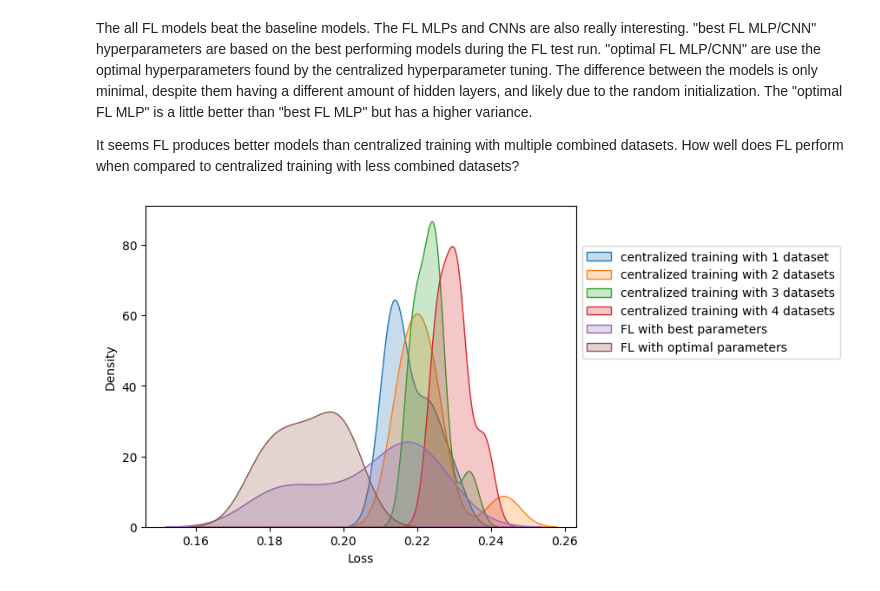
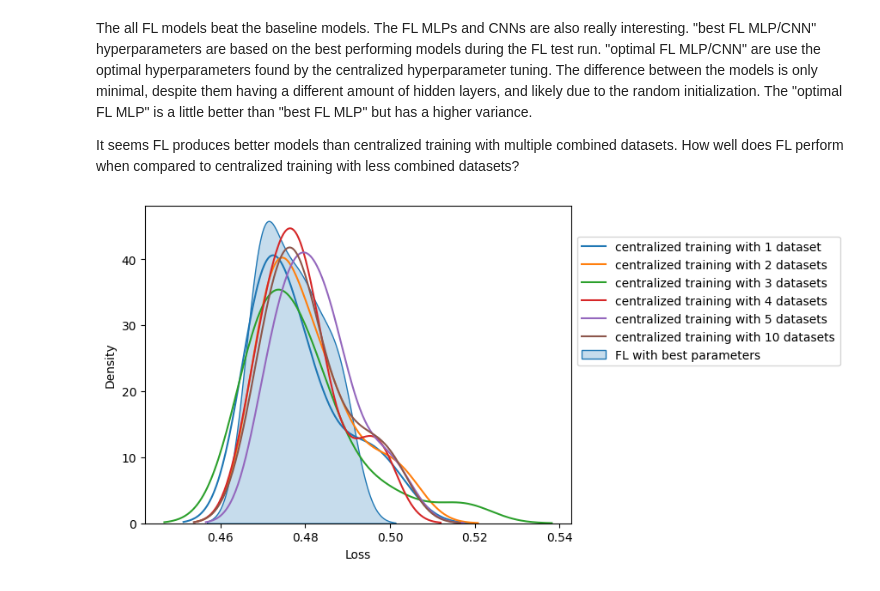
Before and after one commit to Flowwrian/Investigating-the-Effectiveness-of-Cross-Silo-Datasets-for-Training-Federated-Learning-Models, a Jupyter notebook: notebooks/weather_analysis.ipynb, the cells around one changed output. Saved outputs shown, nothing was run; the diff lists cells and outputs as text; code cells hidden in the pictures.

```diff
--- a/notebooks/weather_analysis.ipynb
+++ b/notebooks/weather_analysis.ipynb
@@ -87,8 +85,7 @@ models = ["linear regression", "linearSVR", "MLP", "LSTM", "CNN"]
 best_weather_performance = pd.DataFrame(columns=weather_df.columns)
 for i, model in enumerate(models):
     df_copy = weather_df[weather_df.model == model].copy(deep=True)
-    df_copy["losses_distributed"] = df_copy["losses_distributed"].apply(lambda x: x[-1][-1])
-    best_weather_performance = pd.concat([best_weather_performance, df_copy.sort_values(by=["losses_distributed"], ascending=True).iloc[0:1, :]], ignore_index=True)
+    best_weather_performance = pd.concat([best_weather_performance, df_copy.sort_values(by=["centralized_loss"], ascending=True).iloc[0:1, :]], ignore_index=True)
 
 best_weather_performance.head()
 # %% [output]
@@ -111,9 +108,7 @@ What is the average performance?
 average_weather_performance = {"linear regression": 0, "linearSVR": 0, "MLP": 0, "LSTM": 0, "CNN": 0}
 for  model in models:
     df_copy = weather_df[weather_df.model == model].copy(deep=True)
-    df_copy["losses_distributed"] = df_copy["losses_distributed"].apply(lambda x: x[-1][-1])
-    #print(df_copy["losses_distributed"].mean())
-    average_weather_performance[model] = df_copy["losses_distributed"].mean()
+    average_weather_performance[model] = df_copy["centralized_loss"].mean()
 
-average_weather_performance = pd.DataFrame(list(average_weather_performance.items()), columns=["model", "losses_distributed"])
+average_weather_performance = pd.DataFrame(list(average_weather_performance.items()), columns=["model", "centralized_loss"])
 # %%
@@ -379,16 +480,9 @@ def rename_baseline_models(x):
 
 temp_df = baseline_df.copy(deep=True)
 temp_df["model"] = temp_df["model"].apply(rename_baseline_models)
-temp_df = temp_df[["model", "client_data4"]]
-temp_df.columns = ["model", "losses_distributed"]
+temp_df = temp_df[["model", "client_data3"]]
+temp_df.columns = ["model", "centralized_loss"]
 
-results_only_best_fl_df = best_fl_models.copy(deep=True)
-results_only_best_fl_df["losses_distributed"] = results_only_best_fl_df["losses_distributed"].apply(lambda x: x[-1][-1])
-results_only_best_fl_df["model"] = results_only_best_fl_df["model"].apply(lambda x: f"best FL {x}")
-
-
-
-results_only_optimal_fl_df = optimal_fl_models.copy(deep=True)
-results_only_optimal_fl_df["losses_distributed"] = results_only_optimal_fl_df["losses_distributed"].apply(lambda x: x[-1][-1])
-results_only_optimal_fl_df["model"] = results_only_optimal_fl_df["model"].apply(lambda x: f"optimal FL {x}")
+best_fl_df = fl_models_df.copy(deep=True)
+best_fl_df["model"] = best_fl_df["model"].apply(lambda x: f"best FL {x}")
 # %%
@@ -406,16 +500,17 @@ The all FL models beat the baseline models. The FL MLPs and CNNs are also really
 
 It seems FL produces better models than centralized training with multiple combined datasets. How well does FL perform when compared to centralized training with less combined datasets?
 # %%
-fig = sns.kdeplot(baseline_df["client_data1"], fill=True, label="centralized training with 1 dataset")
-fig = sns.kdeplot(baseline_df["client_data2"], fill=True, label="centralized training with 2 datasets")
-fig = sns.kdeplot(baseline_df["client_data3"], fill=True, label="centralized training with 3 datasets")
-fig = sns.kdeplot(baseline_df["client_data4"], fill=True, label="centralized training with 4 datasets")
-fig = sns.kdeplot(results_only_best_fl_df["losses_distributed"], fill=True, label="FL with best parameters")
-fig = sns.kdeplot(results_only_optimal_fl_df["losses_distributed"], fill=True, label="FL with optimal parameters")
+fig = sns.kdeplot(baseline_df["client_data1"], label="centralized training with 1 dataset")
+fig = sns.kdeplot(baseline_df["client_data2"], label="centralized training with 2 datasets")
+fig = sns.kdeplot(baseline_df["client_data3"], label="centralized training with 3 datasets")
+fig = sns.kdeplot(baseline_df["client_data4"], label="centralized training with 4 datasets")
+fig = sns.kdeplot(baseline_df["client_data5"], label="centralized training with 5 datasets")
+fig = sns.kdeplot(baseline_df["client_data10"], label="centralized training with 10 datasets")
+fig = sns.kdeplot(best_fl_df["centralized_loss"], fill=True, label="FL with best parameters")
 
 plt.legend(loc='center left', bbox_to_anchor=(1, 0.7))
 plt.xlabel("Loss")
 plt.show()
 # %% [output]
-[figure, old version]
+[figure, new version]
 # %%
```
Also changed, not shown: parts of 63 cells of this notebook, 13 other files.
